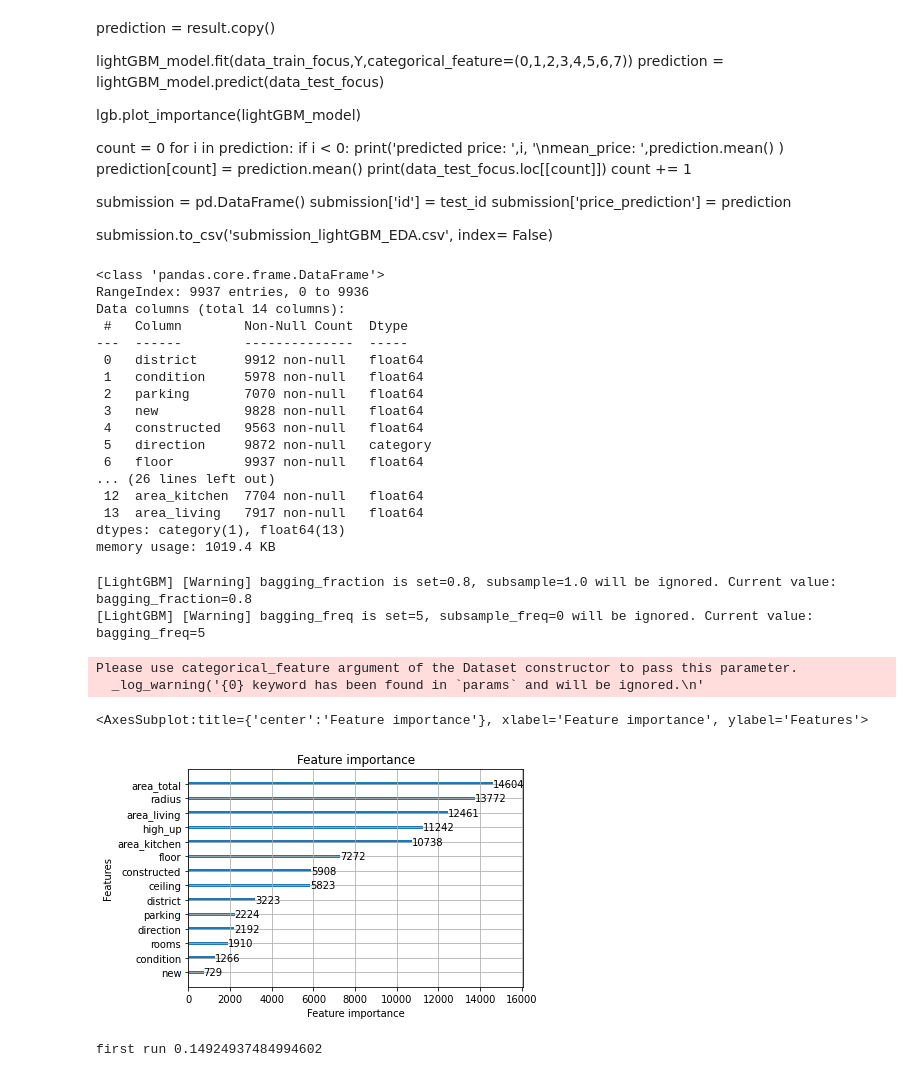
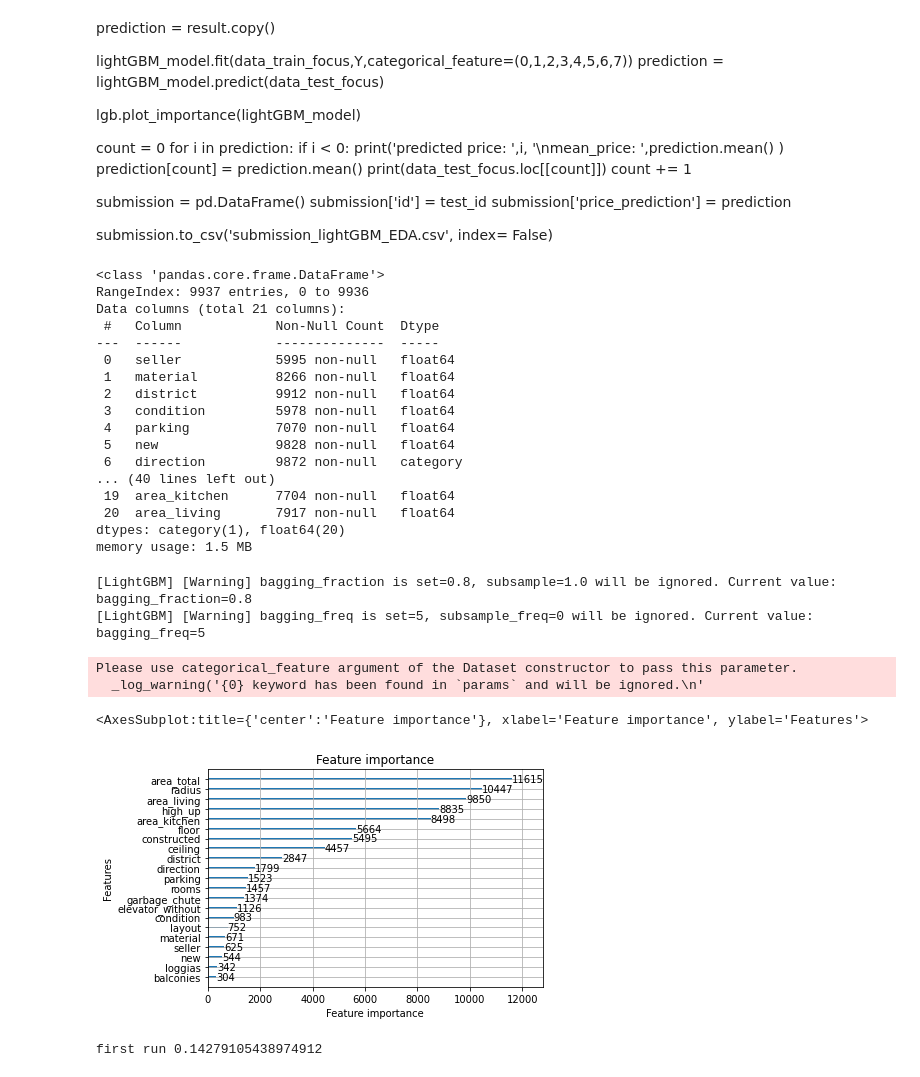
Before and after one commit to kjappvaffel/moscow_housing, a Jupyter notebook: EDA_DataCleaning_FeatureEngineering/EDA_testing_notebook.ipynb, the cells around one changed output. Saved outputs shown, nothing was run; the diff lists cells and outputs as text; code cells hidden in the pictures.

Commit message:
data cleanup done

```diff
--- a/EDA_DataCleaning_FeatureEngineering/EDA_testing_notebook.ipynb
+++ b/EDA_DataCleaning_FeatureEngineering/EDA_testing_notebook.ipynb
@@ -238,15 +238,15 @@ data_train, data_test = import_data()
 Y= data_train.price
 test_id = data_test.id
 
-#lets frist clean the data
+#lets first add radius
+data_train = add_radius(data_train)
+data_test = add_radius(data_test)
+
+#lets clean the data
 data_test = fix_radius(data_test)
-data_train = drop_n_largest(data_train)
 data_test = clean_data(data_test)
 data_train = clean_data(data_train)
 
-#lets first add radius
-data_train = add_radius(data_train)
-data_test = add_radius(data_test)
 
 #lets add high up
 data_train = add_high_up(data_train)
@@ -333,8 +333,8 @@ submission.to_csv('submission_lightGBM_EDA.csv', index= False)
 # %%
 #try with fewer attributes
 #best so far
-data_train_focus = data_train[['district','condition','parking','new','direction','floor','high_up','rooms','area_total','radius','ceiling','area_kitchen','area_living']]
-data_test_focus = data_test[['district','condition','parking','new','direction','floor','high_up','rooms','area_total','radius','ceiling','area_kitchen','area_living']]
+data_train_focus = data_train[['seller','material','district','condition','parking','new','direction','constructed','elevator_without','garbage_chute','loggias','layout','balconies','floor','high_up','rooms','area_total','radius','ceiling','area_kitchen','area_living']]
+data_test_focus = data_test[['seller','material','district','condition','parking','new','direction','constructed','elevator_without','garbage_chute','loggias','layout','balconies','floor','high_up','rooms','area_total','radius','ceiling','area_kitchen','area_living']]
 
 #all_data_focus = data_train[['area_total','floor','rooms','radius','new','district','high_up']]
 #data_test_focus = data_test[['area_total','floor','rooms','radius','new','district','high_up']]
@@ -353,9 +353,9 @@ catergorical = ['parking', 'new', 'condition']
 X_train, X_test, y_train, y_test = train_test_split(data_train_focus,Y, test_size=0.2, random_state=42)
 
 lightGBM_model = lgb.LGBMRegressor(
-    categorical_feature=(0,1,2,3,4,5),
-    num_leaves=256,
-    max_depth=8,
+    categorical_feature=(0,1,2,3,4,5,6,7,8,9,10,11,12),
+    num_leaves=9**2,
+    max_depth=9,
     random_state=42,
     metric='rmsle',
     num_iterations=1000,
@@ -365,33 +365,33 @@ lightGBM_model = lgb.LGBMRegressor(
 # %% [output]
 <class 'pandas.core.frame.DataFrame'>
 RangeIndex: 9937 entries, 0 to 9936
-Data columns (total 14 columns):
- #   Column        Non-Null Count  Dtype
----  ------        --------------  -----
- 0   district      9912 non-null   float64
- 1   condition     5978 non-null   float64
- 2   parking       7070 non-null   float64
- 3   new           9828 non-null   float64
- 4   constructed   9563 non-null   float64
- 5   direction     9872 non-null   category
- 6   floor         9937 non-null   float64
-... (26 lines left out)
- 12  area_kitchen  7704 non-null   float64
- 13  area_living   7917 non-null   float64
-dtypes: category(1), float64(13)
-memory usage: 1019.4 KB
+Data columns (total 21 columns):
+ #   Column            Non-Null Count  Dtype
+---  ------            --------------  -----
+ 0   seller            5995 non-null   float64
+ 1   material          8266 non-null   float64
+ 2   district          9912 non-null   float64
+ 3   condition         5978 non-null   float64
+ 4   parking           7070 non-null   float64
+ 5   new               9828 non-null   float64
+ 6   direction         9872 non-null   category
+... (40 lines left out)
+ 19  area_kitchen      7704 non-null   float64
+ 20  area_living       7917 non-null   float64
+dtypes: category(1), float64(20)
+memory usage: 1.5 MB
 # %%
-lightGBM_model.fit(X_train,np.log(y_train)/np.log(15),categorical_feature=(0,1,2,3,4,5))
+lightGBM_model.fit(X_train,np.log(y_train)/np.log(15),categorical_feature=(0,1,2,3,4,5,6,7,8,9,10,11,12))
 result = lightGBM_model.predict(X_test)
 
 lgb.plot_importance(lightGBM_model)
 # %% [output]
 [LightGBM] [Warning] bagging_fraction is set=0.8, subsample=1.0 will be ignored. Current value: bagging_fraction=0.8
 [LightGBM] [Warning] bagging_freq is set=5, subsample_freq=0 will be ignored. Current value: bagging_freq=5
 Please use categorical_feature argument of the Dataset constructor to pass this parameter.
   _log_warning('{0} keyword has been found in `params` and will be ignored.\n'
 <AxesSubplot:title={'center':'Feature importance'}, xlabel='Feature importance', ylabel='Features'>
-[figure, old version]
+[figure, new version]
 # %%
 prediction = result.copy()
 
@@ -406,7 +406,7 @@ for i in prediction:
 rmsle = root_mean_squared_log_error(y_test,15**prediction)
 print("first run", rmsle)
 # %% [output]
-first run 0.14924937484994602
+first run 0.14279105438974912
 # %%
 prediction = result.copy()
 
```
Also changed, not shown: parts of 1 cell of this notebook.
